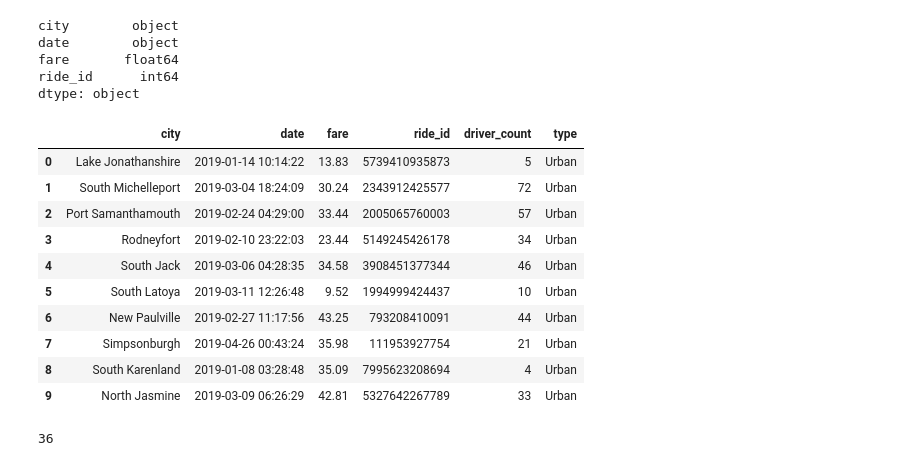
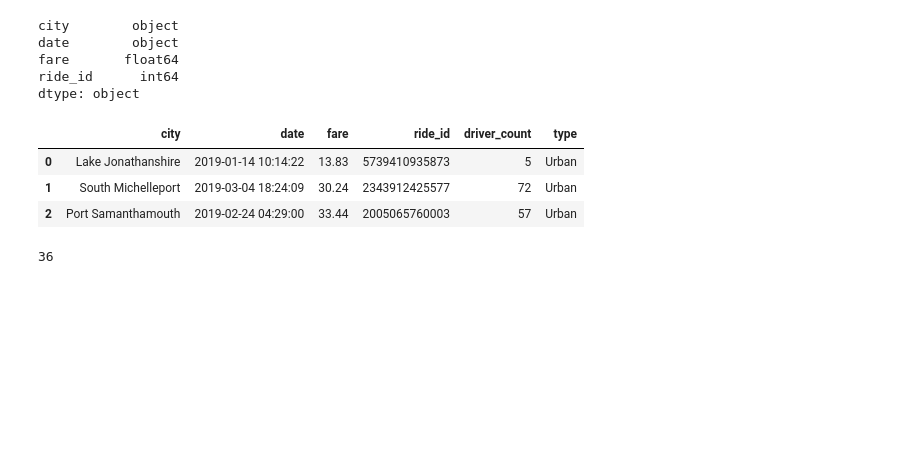
Before and after one commit to TheLittlePrincess/PyBer_Analysis, a Jupyter notebook: PyBer_ride_M5.ipynb, the cells around one changed output. Cells and saved outputs as stored; diff of their text form; code cells hidden in the pictures; blank space fills up the shorter version.

```diff
--- a/PyBer_ride.ipynb
+++ b/PyBer_ride_M5.ipynb
@@ -110,21 +110,14 @@ dtype: object
 # %%
 # Combine the data into a single dataset
 pyber_data_df = pd.merge(ride_data_df, city_data_df, how="left", on=["city", "city"])
 
 # Display the DataFrame
-pyber_data_df.head(10)
+pyber_data_df.head(3)
 # %% [output]
 |  | city | date | fare | ride_id | driver_count | type |
 | 0 | Lake Jonathanshire | 2019-01-14 10:14:22 | 13.83 | 5739410935873 | 5 | Urban |
 | 1 | South Michelleport | 2019-03-04 18:24:09 | 30.24 | 2343912425577 | 72 | Urban |
 | 2 | Port Samanthamouth | 2019-02-24 04:29:00 | 33.44 | 2005065760003 | 57 | Urban |
-| 3 | Rodneyfort | 2019-02-10 23:22:03 | 23.44 | 5149245426178 | 34 | Urban |
-| 4 | South Jack | 2019-03-06 04:28:35 | 34.58 | 3908451377344 | 46 | Urban |
-| 5 | South Latoya | 2019-03-11 12:26:48 | 9.52 | 1994999424437 | 10 | Urban |
-| 6 | New Paulville | 2019-02-27 11:17:56 | 43.25 | 793208410091 | 44 | Urban |
-| 7 | Simpsonburgh | 2019-04-26 00:43:24 | 35.98 | 111953927754 | 21 | Urban |
-| 8 | South Karenland | 2019-01-08 03:28:48 | 35.09 | 7995623208694 | 4 | Urban |
-| 9 | North Jasmine | 2019-03-09 06:26:29 | 42.81 | 5327642267789 | 33 | Urban |
 # %%
 # Get the number of data points from the Urban cities.
 sum(city_data_df["type"]=="Suburban")
```
Also changed, not shown: 7 other files.
